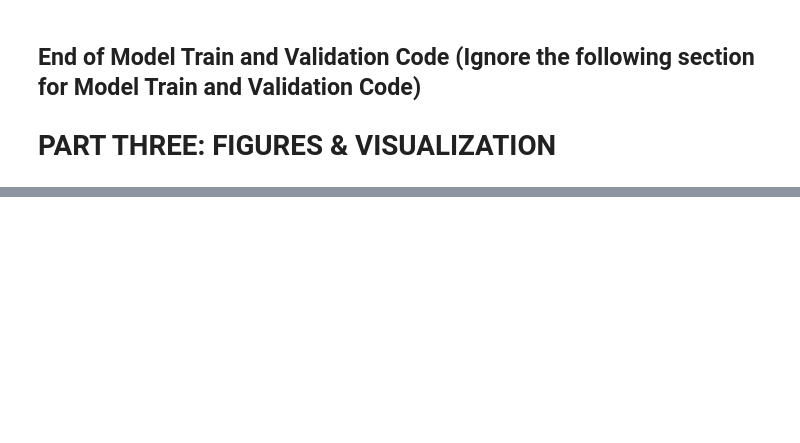
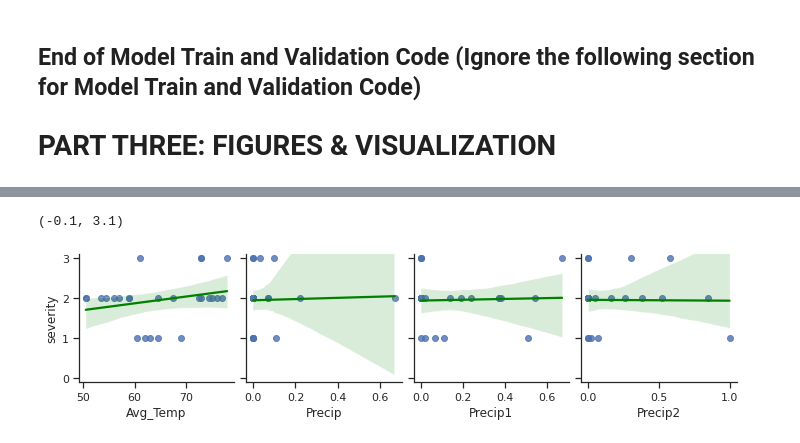
Before and after one commit to ChrisHarvey21/HABs, a Jupyter notebook: HABs.ipynb, the cells around one changed output, grey strips where cells are left out. Saved outputs shown, nothing was run; the diff lists cells and outputs as text; code cells hidden in the pictures; blank space fills up the shorter version.

```diff
--- a/HABs.ipynb
+++ b/HABs.ipynb
@@ -480,0 +486,14 @@ _ = tree.plot_tree(model.estimators_[0], feature_names=class_names, filled=True)
+# %%
+#Creating Regression Plots with Zeroes Removed
+#Remove Zeroes
+final.head()
+final1 = final.loc[~((final['severity'] == 0))]
+
+#Replot and see the difference
+pp = sns.pairplot(data=final1, kind="reg", plot_kws={'line_kws':{'color':'green'}},
+                  y_vars=['severity'],
+                  x_vars=['Avg_Temp','Precip', 'Precip1', 'Precip2'])
+pp.axes[0,0].set_ylim((-.1,3.1))
+# %% [output]
+(-0.1, 3.1)
+[figure, added]
```
Also changed, not shown: parts of 10 cells of this notebook.
